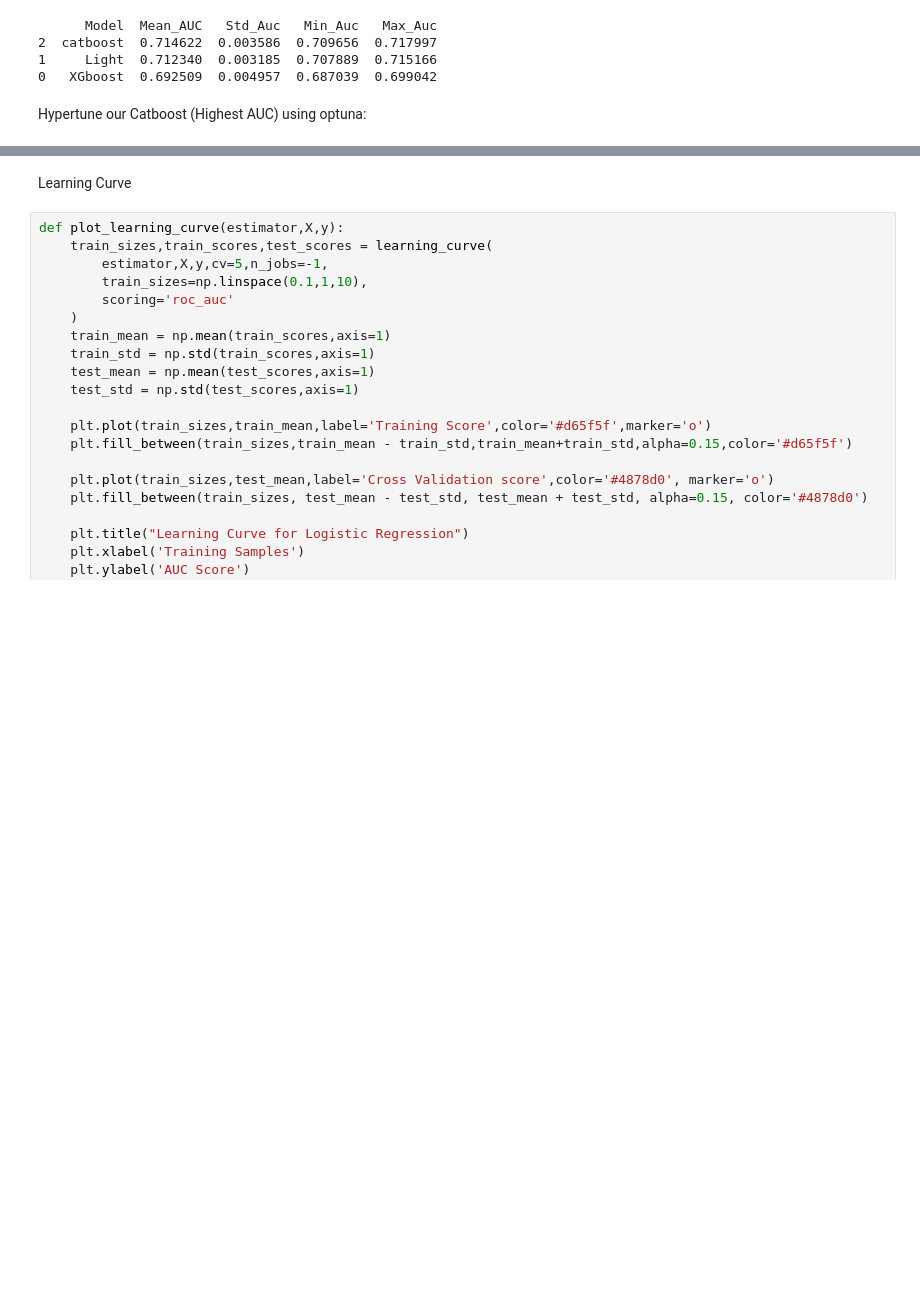
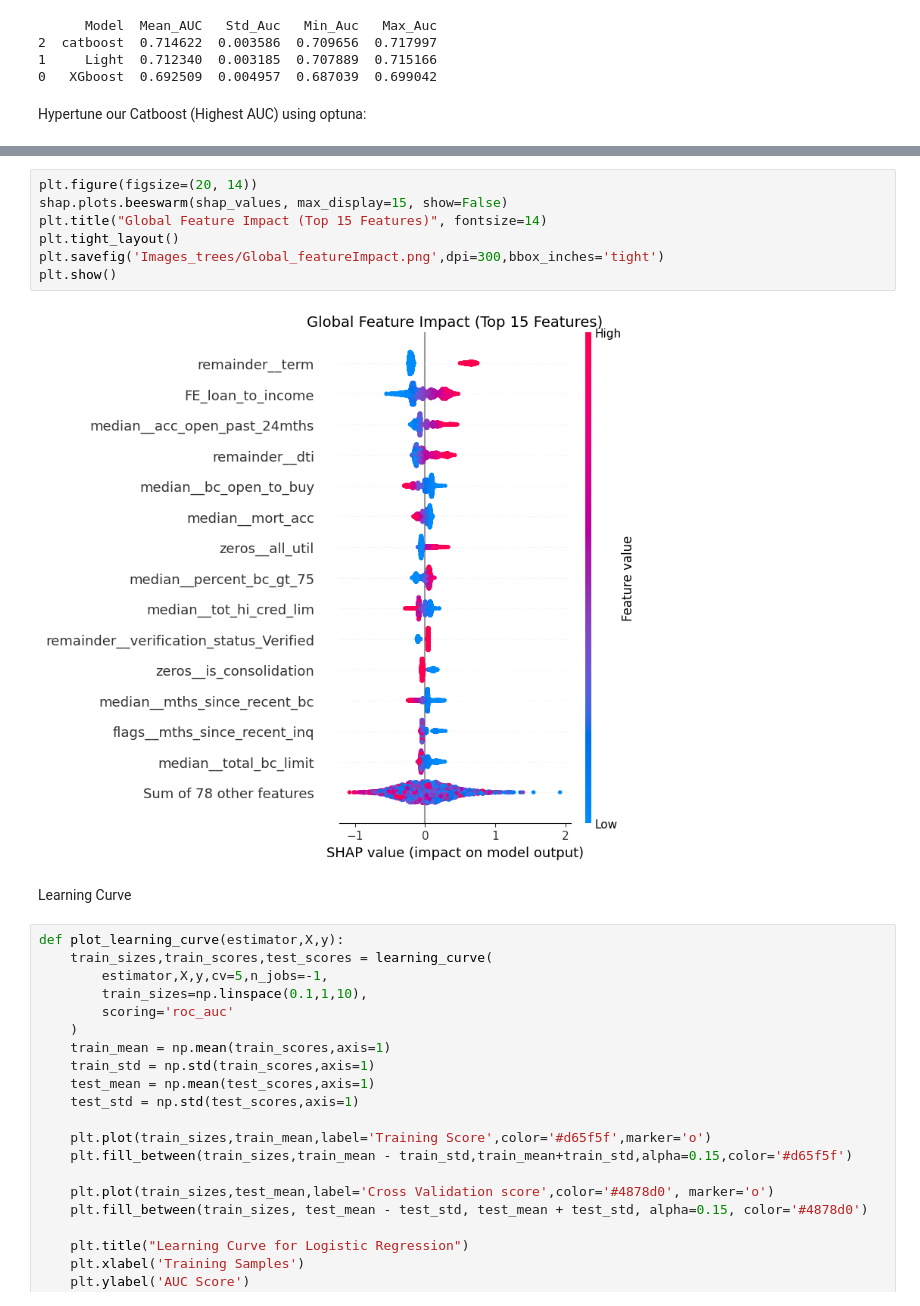
Before and after one commit to Mbu32/Credit-Default, a Jupyter notebook: Trees/endtoend_trees.ipynb, the cells around one changed output, grey strips where cells are left out. Saved outputs shown, nothing was run; the diff lists cells and outputs as text; blank space fills up the shorter version.

```diff
--- a/Trees/endtoend_trees.ipynb
+++ b/Trees/endtoend_trees.ipynb
@@ -285,3 +320,12 @@ Best params:
+# %%
+plt.figure(figsize=(20, 14))
+shap.plots.beeswarm(shap_values, max_display=15, show=False)
+plt.title("Global Feature Impact (Top 15 Features)", fontsize=14)
+plt.tight_layout()
+plt.savefig('Images_trees/Global_featureImpact.png',dpi=300,bbox_inches='tight')
+plt.show()
+# %% [output]
+[figure, added]
 # %% [markdown]
 Learning Curve
 # %%
```
Also changed, not shown: parts of 7 cells of this notebook, 3 other files.
